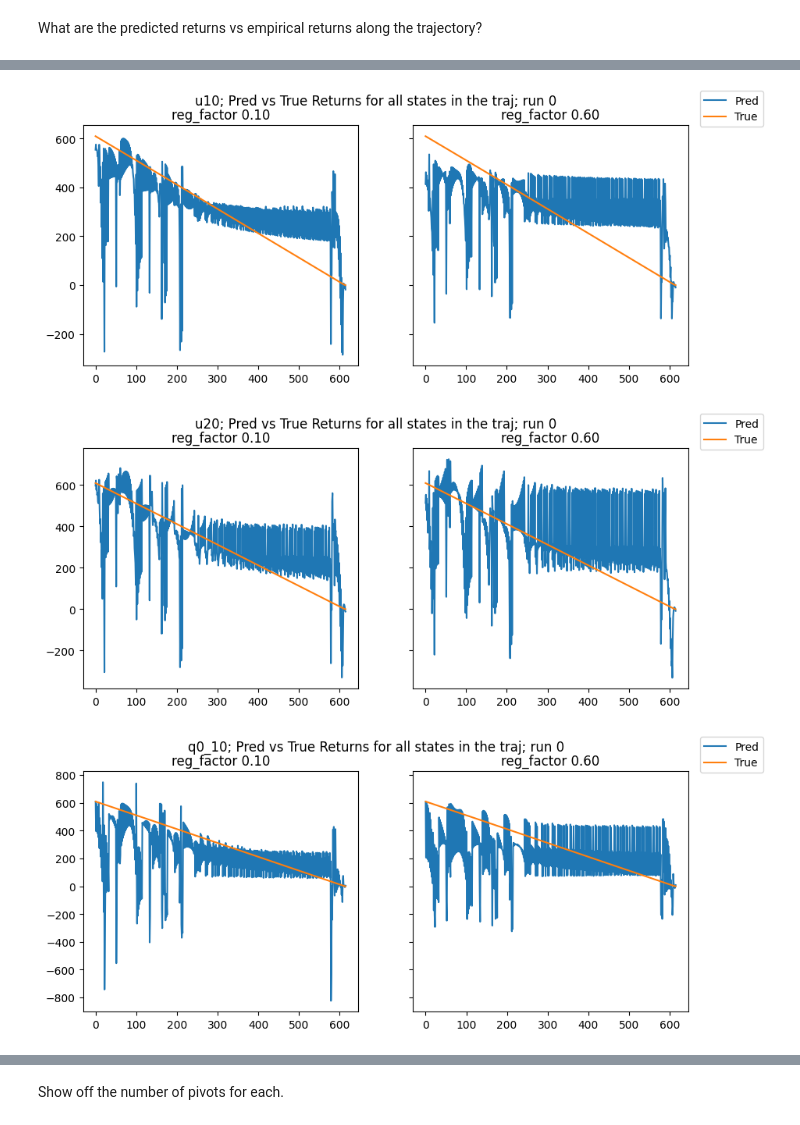
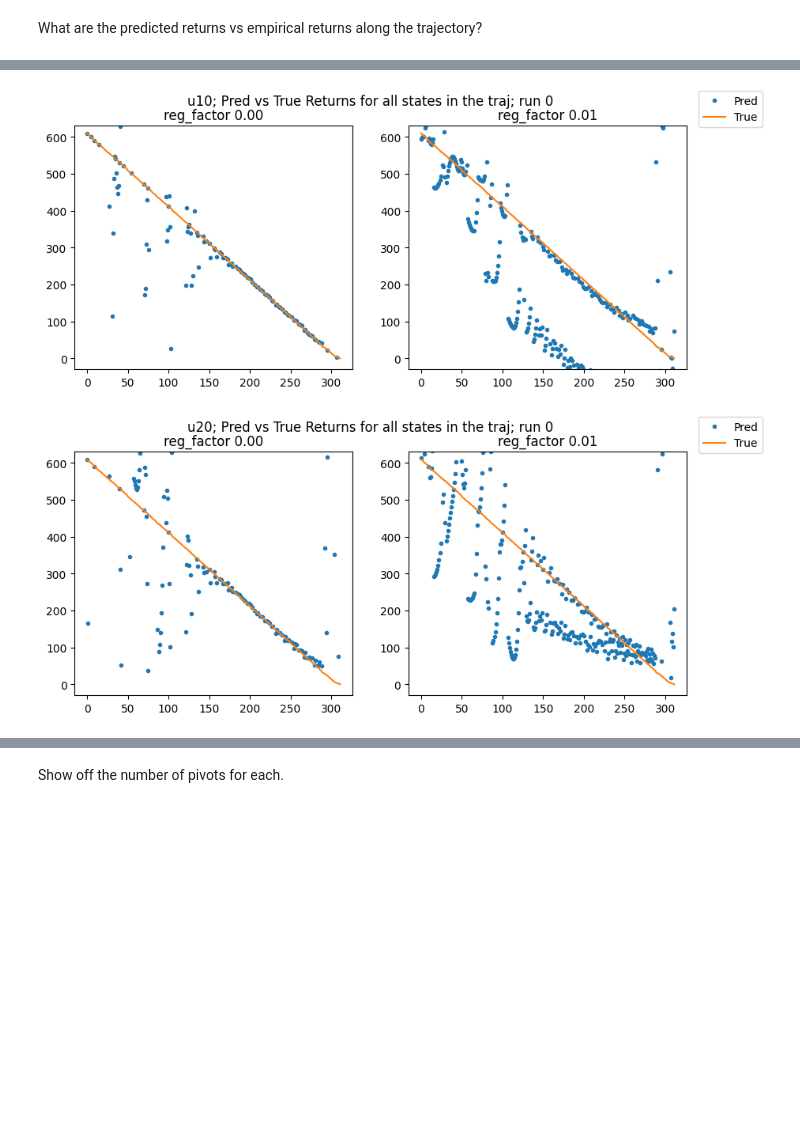
Before and after one commit to aa14k/adaptive_time, a Jupyter notebook: code/adaptive_time/notebooks/v_pi_all_states.ipynb, the cells around one changed output, grey strips where cells are left out. Saved outputs shown, nothing was run; the diff lists cells and outputs as text; code cells hidden in the pictures; blank space fills up the shorter version.

Commit message:
Producing fit plots.

```diff
--- a/code/adaptive_time/notebooks/v_pi_all_states.ipynb
+++ b/code/adaptive_time/notebooks/v_pi_all_states.ipynb
@@ -46,7 +46,6 @@ env = gym.make('CartPole-OURS-v0')
 env.stepTime(0.02)
 
 run_lib.reset_randomness(seed, env)
-phi = run_lib.make_features()
 
 pi_good = np.load('policy_to_eval_good.npy')
 pi_bad = np.load('policy_to_eval_bad.npy')
@@ -70,7 +69,7 @@ run_lib.reset_randomness(seed, env)
 traj_bad, early_term = environments.generate_trajectory(env, seed, Policy(pi_bad))
 
 
-def get_returns(trajectory, x0, gamma = 0.99999):
+def get_returns(trajectory, gamma = 0.99999):
     returns = []
     G = 0.0
     for t in range(len(trajectory)-1,-1,-1):
@@ -80,9 +79,8 @@ def get_returns(trajectory, x0, gamma = 0.99999):
         returns.insert(0, G)
     return returns
 
-x0 = phi.get_fourier_feature([0,0,0,0])
-returns_good = get_returns(traj_good, x0)
-returns_bad = get_returns(traj_bad, x0)
+returns_good = get_returns(traj_good)
+returns_bad = get_returns(traj_bad)
 
 print(returns_good)
 print(returns_bad)
@@ -164,6 +162,12 @@ run_name = "exp_results/20240302-212801_u1_pred_sanity/exp_data.pkl"  # < good f
 run_name = "exp_results/20240302-213700_u1_pred_newgood/exp_data.pkl"  # < new, worse good (616 steps) f_order=4
 run_name = "exp_results/20240302-215005_u1_pred_newgood/exp_data.pkl"  # < new, worse good (616 steps) f_order=5; diff ep has diff regularizers
 run_name = "exp_results/20240302-221508_u1_pred_newgood/exp_data.pkl"  # < new, worse good (616 steps) f_order=5; diff ep has diff regularizers
+run_name = "exp_results/20240303-210137_u1_pred_newgood/exp_data.pkl"  # < new, worse good (616 steps) f_order=2; diff ep has diff regularizers
+run_name = "exp_results/20240303-212121_u1_pred_newgood/exp_data.pkl"  # < new, worse good (616 steps) f_order=2; diff ep has diff regularizers
+run_name = "exp_results/20240303-212246_u1_pred_newgood/exp_data.pkl"  # < new, worse good (616 steps) f_order=0; diff ep has diff regularizers
+run_name = "exp_results/20240303-213806_u1_pred_newgood/exp_data.pkl"  # < new, worse good (616 steps) f_order=4 new norm; diff ep has diff regularizers
+run_name = "exp_results/20240303-224606_u1_pred_newgood/exp_data.pkl"  # < weird things, rerun.
+
 with open(run_name, "rb") as f:
     exp_data = pickle.load(f)
 # %%
@@ -419,7 +413,7 @@ for variant in exp_data["results"].keys():
 
     num_rows = (num_episodes+1) // 2
     fig, ax = plt.subplots(num_rows, 2, figsize=(10, 3 * num_rows + 1),
-                           sharex=True, sharey=True)
+                           sharex=True, sharey=False)
 
     axes = ax.flatten()
 
@@ -427,10 +421,16 @@ for variant in exp_data["results"].keys():
         pred_rets = res[variant][run_id][episode][1][:, 0]
         true_rets = res[variant][run_id][episode][1][:, 1]
 
-        axes[episode].plot(pred_rets, label="Pred" if episode == 0 else None)
-        axes[episode].plot(true_rets, label="True" if episode == 0 else None)
+        action = 0
+        pred_rets = pred_rets[np.where(acts_good == action)]
+        true_rets = true_rets[np.where(acts_good == action)]
+
+        axes[episode].plot(pred_rets, label="Pred" if episode == 0 else None, linestyle="", marker=".")
+        axes[episode].plot(true_rets, label="True" if episode == 0 else None, linestyle="-")
         # axes[episode].set_title(f"Episode {episode}")
-        axes[episode].set_title(f"reg_factor {episode*0.5 + 0.1:.2f}")
+        axes[episode].set_title(f"reg_factor {episode*0.01:.2f}")
+
+        axes[episode].set_ylim(-30, 630)
 
     fig.legend()
     fig.suptitle(f"{variant}; Pred vs True Returns for all states in the traj; run {run_id}")
@@ -441,3 +441,2 @@ for variant in exp_data["results"].keys():
-[figure, old version]
+[figure, new version]
-[figure, old version]
+[figure, new version]
-[figure, removed]
```
Also changed, not shown: parts of 10 cells of this notebook, 8 other files.
